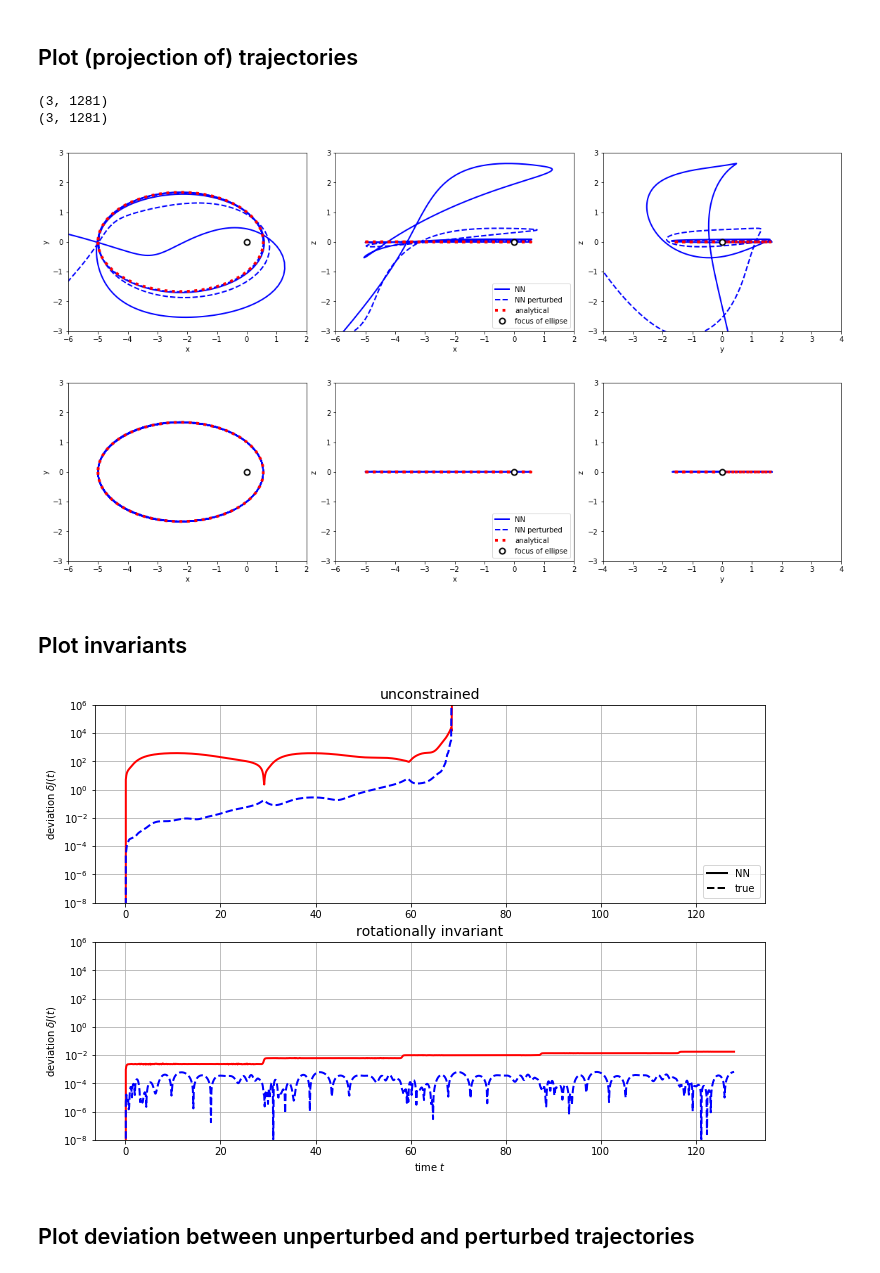
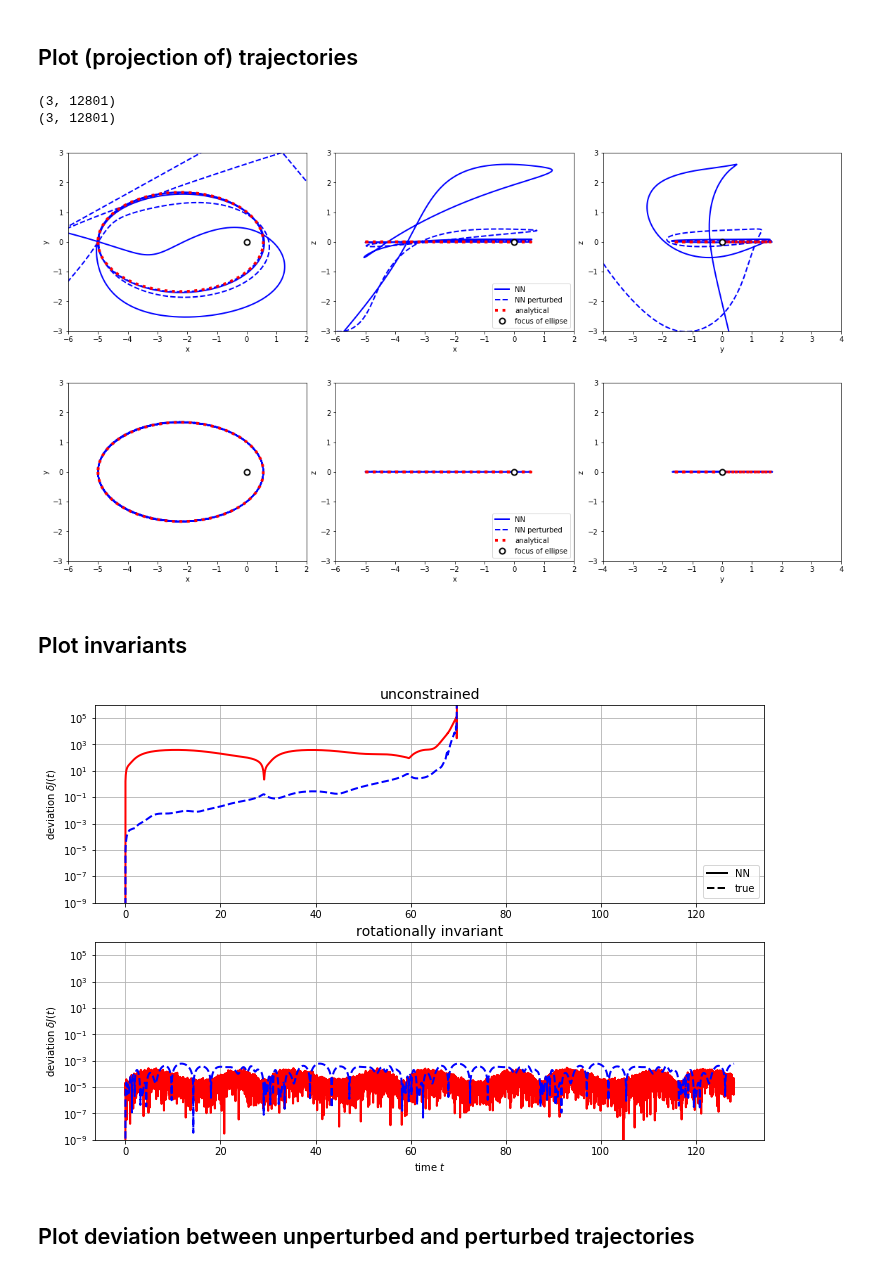
Before and after one commit to eikehmueller/mlconservation_code, a Jupyter notebook: src/EvaluateKeplerModel.ipynb, the cells around one changed output. Drawn from its saved outputs; the diff is of its cells as text; code cells hidden in the pictures.

```diff
--- a/src/EvaluateKeplerModel.ipynb
+++ b/src/EvaluateKeplerModel.ipynb
@@ -23,7 +23,7 @@ The autoreload extension is already loaded. To reload it, use:
 # %% [markdown]
 ## Load models from disk and run trajectory generators
 # %%
-dt = 0.1
+dt = 0.01
 # final time
 t_final = 128.0
 dim = 3
@@ -129,44 +129,44 @@ for model_label in ["","rot"]:
     fig.savefig(f"trajectories_kepler{separator}{model_label}.pdf",bbox_inches="tight")
     #fig.sup_title(title[model_label])
 # %% [output]
-(3, 1281)
-(3, 1281)
+(3, 12801)
+(3, 12801)
-[figure, old version]
+[figure, new version]
 [figure]
 # %% [markdown]
 ## Plot invariants
 # %%
 model_label_list = ["","rot"]
 
 title = {"":"unconstrained",
          "rot":"rotationally invariant"}
 
 fig, axs = plt.subplots(2,1, figsize=(12,8))
 for row in [0,1]:
     model_label = model_label_list[row]
     invariant = monitors_nn[model_label][1].data
     invariant_true = monitors_nn[model_label][2].data
     ax = axs[row]
     Q = np.linalg.norm(invariant[:,:].T-invariant[:,0],axis=1) # / np.linalg.norm(invariant[:,0])
     Q_true = np.linalg.norm(invariant_true[:,:].T-invariant_true[:,0],axis=1) # / np.linalg.norm(invariant_true[:,0])
     ax.plot(trajectory_generator_nn.t,Q,linewidth=2,color="red")
     ax.plot(trajectory_generator_nn.t,Q_true,linewidth=2,linestyle="--",color="blue")
     if row==0:
         ax.plot([],[],linewidth=2,color="black",label="NN")
         ax.plot([],[],linewidth=2,color="black",linestyle="--",label="true")
         ax.legend(loc="lower right")
     if row ==1:
         ax.set_xlabel("time $t$")
     ax.set_yscale("log")
-    ax.set_ylim(1.E-8,1.E6)
+    ax.set_ylim(1.E-9,1.E6)
     ax.set_ylabel(r"deviation $\delta J(t)$")
     ax.set_title(title[model_label],fontsize=14)
     ax.grid()
 
 plt.savefig("invariants_kepler.pdf",bbox_inches="tight")
 plt.show()
 # %% [output]
-[figure, old version]
+[figure, new version]
 # %% [markdown]
 ## Plot deviation between unperturbed and perturbed trajectories
 # %%
```
